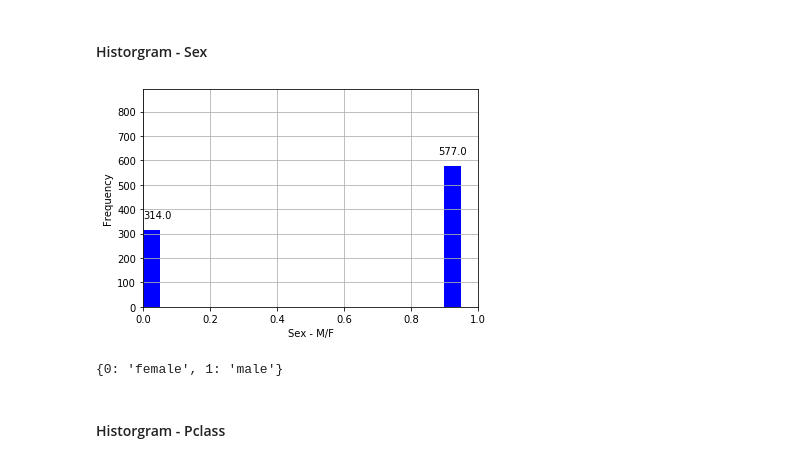
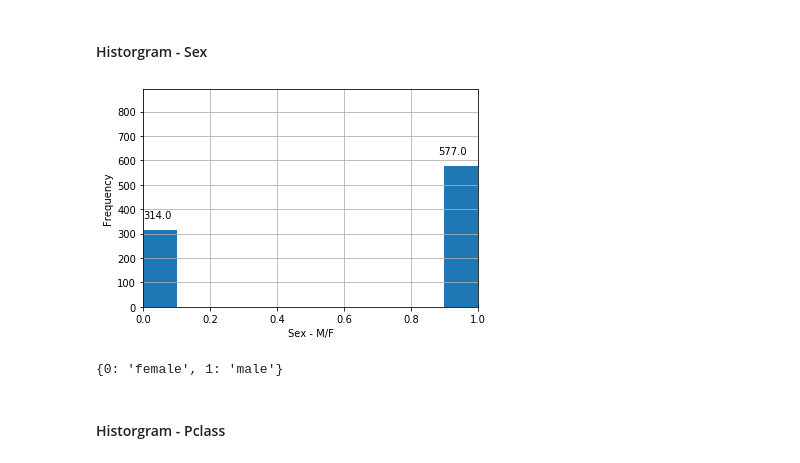
Before and after one commit to jayrajan/Titanic_ML, a Jupyter notebook: Titanic_ML.ipynb, the cells around one changed output. Saved outputs shown, nothing was run; the diff lists cells and outputs as text; code cells hidden in the pictures.

```diff
--- a/Titanic_ML.ipynb
+++ b/Titanic_ML.ipynb
@@ -150,7 +161,7 @@ Columns that can be ignored based on the assumption it wouldn't have any effect
 # %% [markdown]
 ### New Dataset (Train & Test)
 # %%
-features_drop = ['PassengerId','Name']
+features_drop = ['PassengerId','Name', 'Ticket']
 # %%
 data_train_new = pd.DataFrame(data_train).drop(features_drop, axis=1)
 data_train_new.head(100)
@@ -411,17 +387,17 @@ len_data = len(data_train_new)
 # %% [markdown]
 #### Historgram - Sex
 # %%
-n, bins, patches = plt.hist(data_train_new.Sex,color='blue', width=0.05)
+n, bins, patches = plt.hist(data_train_new.Sex, align='mid',width=0.1)
 plt.ylabel('Frequency')
 plt.xlabel('Sex - M/F')
 plt.axis([min(data_train_new.Sex),max(data_train_new.Sex),0,len_data])
 plt.grid(True)
 plt.annotate(n[0],xy=(0,n[0]+50))
 plt.annotate(n[len(n)-1],xy=(0.88,n[len(n)-1]+50))
 plt.show()
 cat_sex
 # %% [output]
-[figure, old version]
+[figure, new version]
 {0: 'female', 1: 'male'}
 # %% [markdown]
 #### Historgram - Pclass
```
Also changed, not shown: parts of 26 cells of this notebook.
